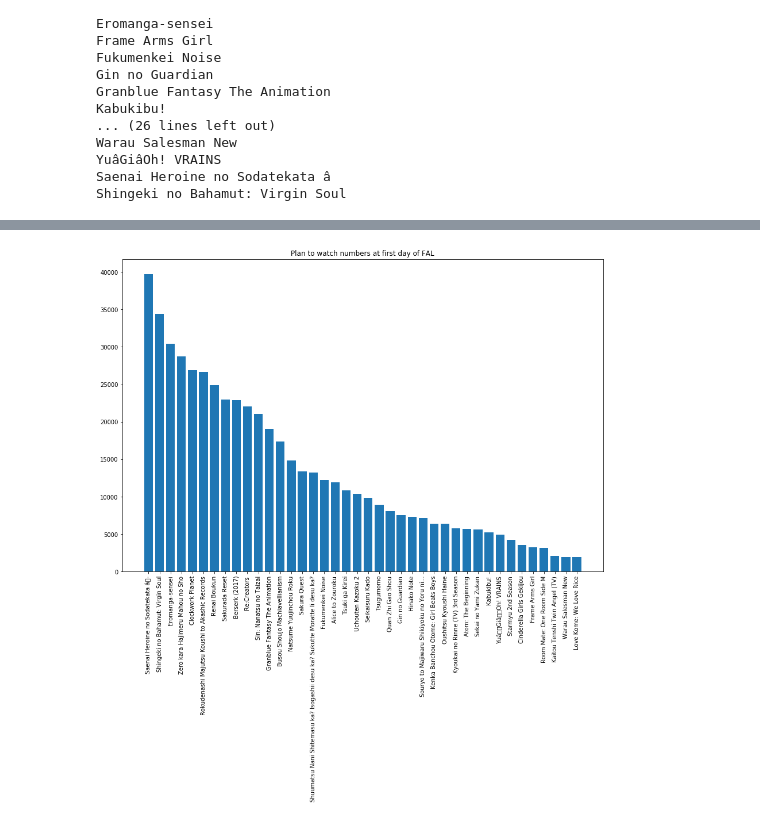
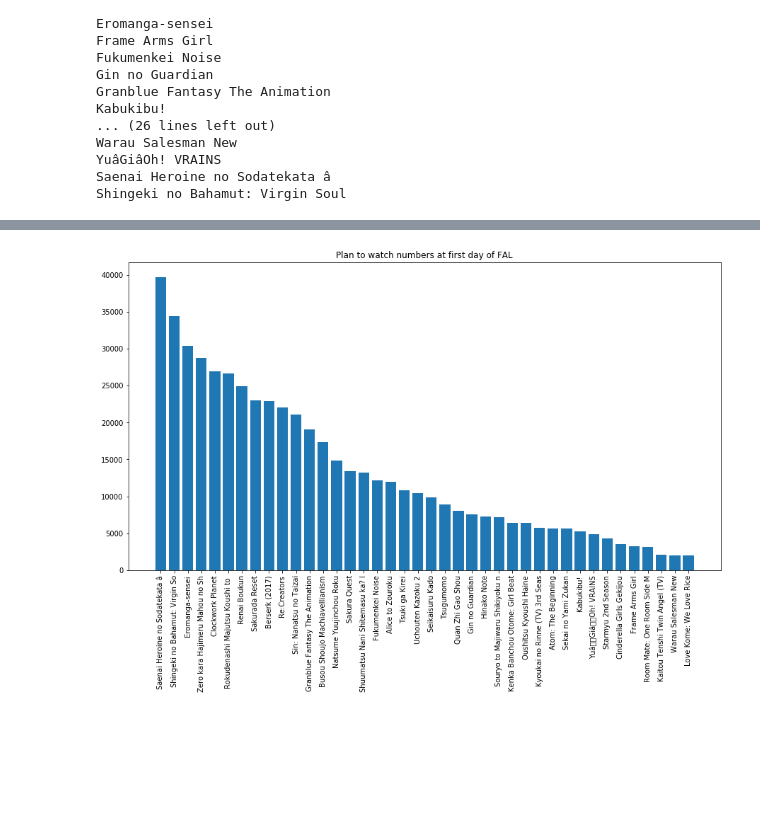
Before and after one commit to leyhline/falchooser, a Jupyter notebook: analysis.ipynb, the cells around one changed output, grey strips where cells are left out. Saved outputs shown, nothing was run; the diff lists cells and outputs as text; code cells hidden in the pictures; blank space fills up the shorter version.

```diff
--- a/analysis.ipynb
+++ b/analysis.ipynb
@@ -73,7 +72,7 @@ ax2.set_title("Total members")
 for id in anime_ids:
     anime_stats = get_statistics(id=id)
     if anime_stats[up_to_days][watching_index] > watching_threshold:
-        title = anime_stats[0][0]
+        title = anime_stats[0][0][:30]
         days = [stat[1] for stat in anime_stats]
         watching = [stat[watching_index] for stat in anime_stats]
         members = [stat[member_index] for stat in anime_stats]
@@ -81,8 +80,6 @@ for id in anime_ids:
         ax1.text(up_to_days * 1.01, watching[-1], title)
         ax2.plot(days, members, label=title)
         ax2.text(up_to_days * 1.01, members[-1], title)
-ax1.spines["top"].set_visible(False)
-ax2.spines["top"].set_visible(False)
 ax1.set_ylim(bottom=0)
 ax1.set_xlim(left=0)
 ax1.set_xlim(right=up_to_days)
@@ -98,13 +95,13 @@ plt.show()
 # %%
 query = SESSION.query(Anime.title, Statistics.plantowatch).join(Statistics, Statistics.anime==Anime.id).filter(
     Statistics.day==0, ~Anime.title.in_(filtered_titles)).order_by(Statistics.plantowatch.desc()).all()
 anime_titles, plantowatch_stats = zip(*query)
-fig = plt.figure(figsize=(15,10))
+anime_titles = tuple(title[:30] for title in anime_titles)
+fig = plt.figure(figsize=(15,8))
 ax = fig.add_subplot(1, 1, 1)
-ax.bar(tuple(range(len(anime_titles))), plantowatch_stats)
-ax.set_xticklabels(anime_titles)
+ax.bar(tuple(range(len(anime_titles))), plantowatch_stats, tick_label=anime_titles)
 plt.xticks(tuple(range(len(anime_titles))), rotation="vertical")
 plt.title("Plan to watch numbers at first day of FAL")
 plt.show()
 # %% [output]
-[figure, old version]
+[figure, new version]
```
Also changed, not shown: parts of 3 cells of this notebook.
